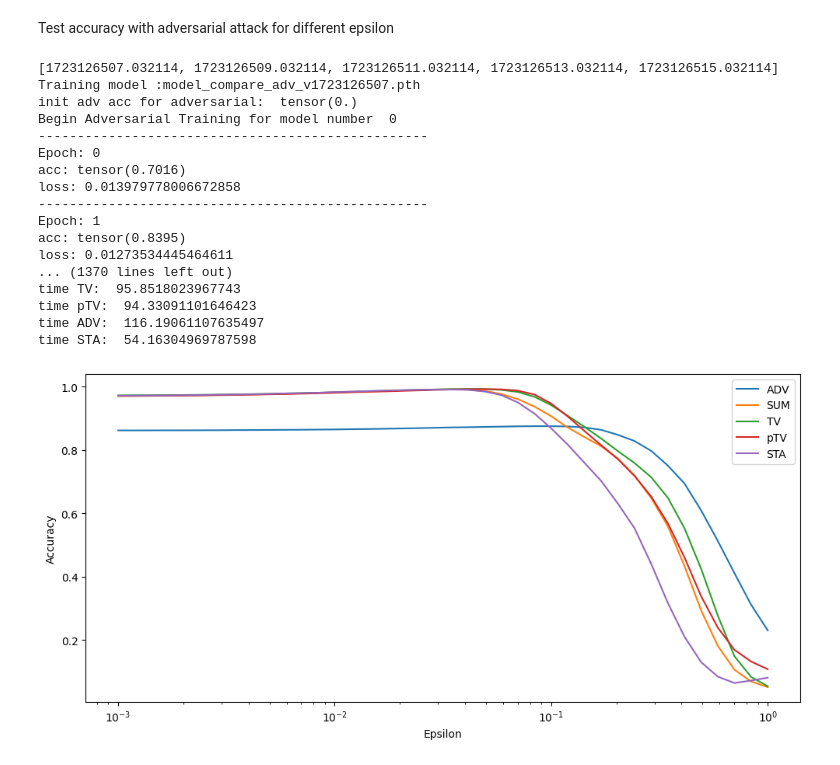
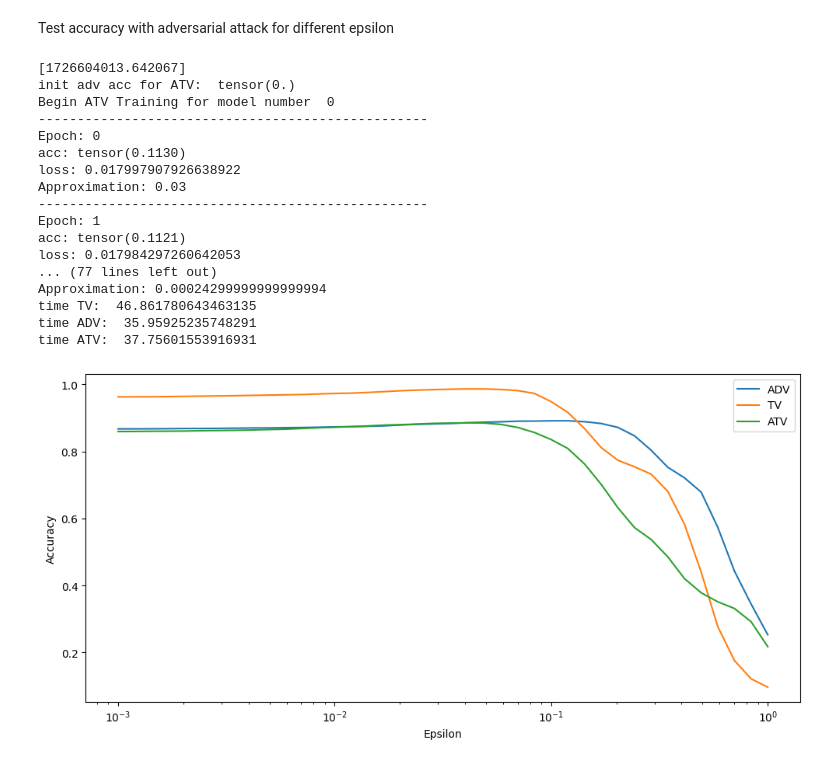
Before and after one commit to TimRoith/CLIP, a Jupyter notebook: exps/paper_experiments.ipynb, the cells around one changed output. Saved outputs shown, nothing was run; the diff lists cells and outputs as text; code cells hidden in the pictures.

```diff
--- a/exps/paper_experiments.ipynb
+++ b/exps/paper_experiments.ipynb
@@ -20,9 +20,9 @@ epsilon_test_list = np.logspace(-3, 0, lenght)
 adversarial_test = "pgd" # "fgsm"
 
 dataset_name = 'MNIST'
-epochs = 2 # for each model : how many time is it trained
+epochs = 5 # for each model : how many time is it trained
 
-n_model = 2 # how many model are trained for every type of training
+n_model = 1 # how many model are trained for every type of training
 # %%
 
 
@@ -63,6 +63,29 @@ elapsed_time_TV = 0
 elapsed_time_ATV = 0
 
 print(time_v)
+
+for i in range(n_model):
+    CFG.model.file_name = 'model_compare_ATV_v' + str(round(time_v[i])) + '.pth'
+    model_ATV = load_model.load(CFG)
+    trainer = ATVTrainer(model_ATV, dataloader, val_loader=validation_loader,
+                        lamda=0.07,
+                        num_iters=2,
+                        approximation_decrep=0.3,
+                        opt_kwargs={'type': torch.optim.Adam },
+                        adv_kwargs={'type' : "fgsm", 'epsilon' : 0.05},
+                        verbosity=1,
+                        epochs=epochs,
+                        min_acc=1.,
+                        cfg = CFG,)
+    print('init adv acc for ATV: ', attack_model(model_ATV, dataloader, attack_kwargs = {'type':"fgsm", 'epsilon':1., 'max_iters':1})) # Expected to be near 0
+    print('Begin ATV Training for model number ', i)
+    start_time = time.time()
+    trainer.train()
+    elapsed_time_ATV += (time.time() - start_time)/n_model
+
+model_list = ['model_compare_ATV_v' + str(round(time_v[i])) + '.pth' for i in range(len(time_v))]
+
+acc_ATV = test_adversarial(epsilon_test_list, model_list, adversarial_test)
 
 for i in range(n_model):
     CFG.model.file_name = 'model_compare_adv_v' + str(round(time_v[i])) + '.pth'
@@ -104,67 +127,44 @@ for i in range(n_model):
     trainer.train()
     elapsed_time_TV += (time.time() - start_time)/n_model
 
 model_list = ['model_compare_TV_v' + str(round(time_v[i])) + '.pth' for i in range(len(time_v))]
 
 acc_TV = test_adversarial(epsilon_test_list, model_list, adversarial_test)
 
-for i in range(n_model):
-    CFG.model.file_name = 'model_compare_ATV_v' + str(round(time_v[i])) + '.pth'
-    model_ATV = load_model.load(CFG)
-    trainer = ATVTrainer(model_ATV, dataloader, val_loader=validation_loader,
-                        lamda=0.7,
-                        num_iters=2,
-                        approximation_decrep=0.3,
-                        opt_kwargs={'type': torch.optim.Adam },
-                        adv_kwargs={'type' : "fgsm", 'epsilon' : 0.05},
-                        verbosity=1,
-                        epochs=epochs,
-                        min_acc=1.,
-                        cfg = CFG,)
-    print('init adv acc for ATV: ', attack_model(model_ATV, dataloader, attack_kwargs = {'type':"fgsm", 'epsilon':1., 'max_iters':1})) # Expected to be near 0
-    print('Begin ATV Training for model number ', i)
-    start_time = time.time()
-    trainer.train()
-    elapsed_time_ATV += (time.time() - start_time)/n_model
-
-model_list = ['model_compare_ATV_v' + str(round(time_v[i])) + '.pth' for i in range(len(time_v))]
-
-acc_ATV = test_adversarial(epsilon_test_list, model_list, adversarial_test)
-
 
 print('time TV: ', elapsed_time_TV)
 print('time ADV: ', elapsed_time_ADV)
 print('time ATV: ', elapsed_time_ATV)
 
 plt.figure(figsize=(10, 5))
 
 # Plot acc
 plt.plot(epsilon_test_list, acc_ADV, label='ADV')
 plt.plot(epsilon_test_list, acc_TV, label='TV')
 plt.plot(epsilon_test_list, acc_ATV, label='ATV')
 plt.xlabel('Epsilon')
 plt.xscale('log')
 plt.ylabel('Accuracy')
 plt.legend()
 
 plt.tight_layout()
 plt.show()
 # %% [output]
-[1723126507.032114, 1723126509.032114, 1723126511.032114, 1723126513.032114, 1723126515.032114]
-Training model :model_compare_adv_v1723126507.pth
-init adv acc for adversarial:  tensor(0.)
-Begin Adversarial Training for model number  0
+[1726604013.642067]
+init adv acc for ATV:  tensor(0.)
+Begin ATV Training for model number  0
 --------------------------------------------------
 Epoch: 0
-acc: tensor(0.7016)
-loss: 0.013979778006672858
+acc: tensor(0.1130)
+loss: 0.017997907926638922
+Approximation: 0.03
 --------------------------------------------------
 Epoch: 1
-acc: tensor(0.8395)
-loss: 0.01273534445464611
-... (1370 lines left out)
-time TV:  95.8518023967743
-time pTV:  94.33091101646423
-time ADV:  116.19061107635497
-time STA:  54.16304969787598
+acc: tensor(0.1121)
+loss: 0.017984297260642053
+... (77 lines left out)
+Approximation: 0.00024299999999999994
+time TV:  46.861780643463135
+time ADV:  35.95925235748291
+time ATV:  37.75601553916931
-[figure, old version]
+[figure, new version]
```
